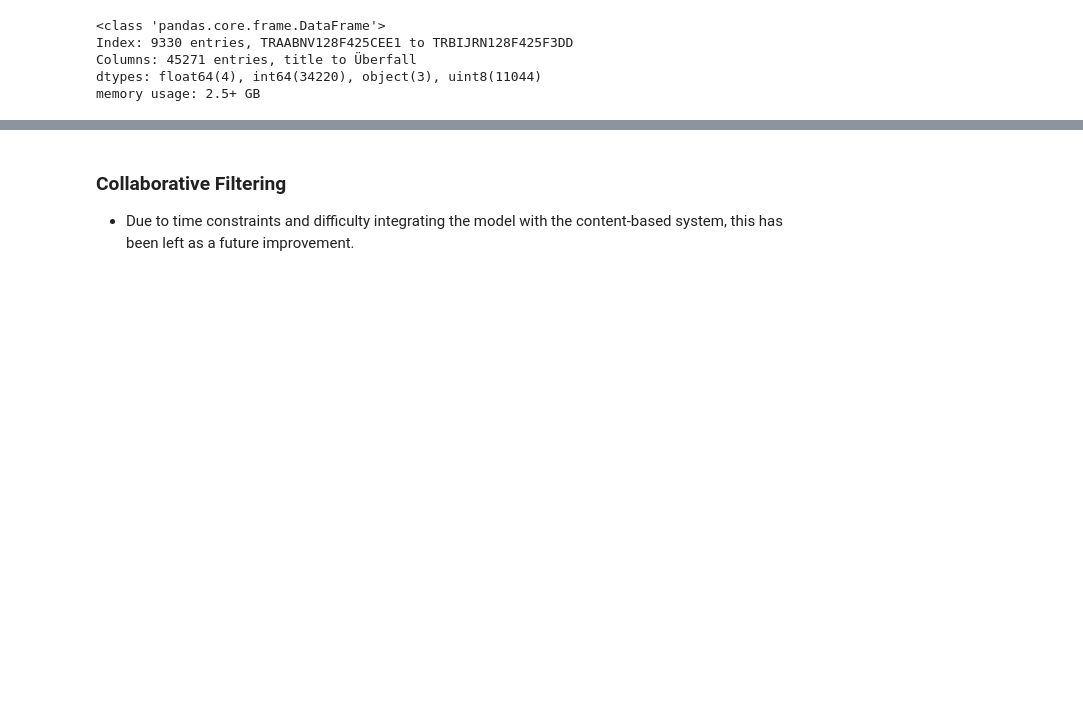
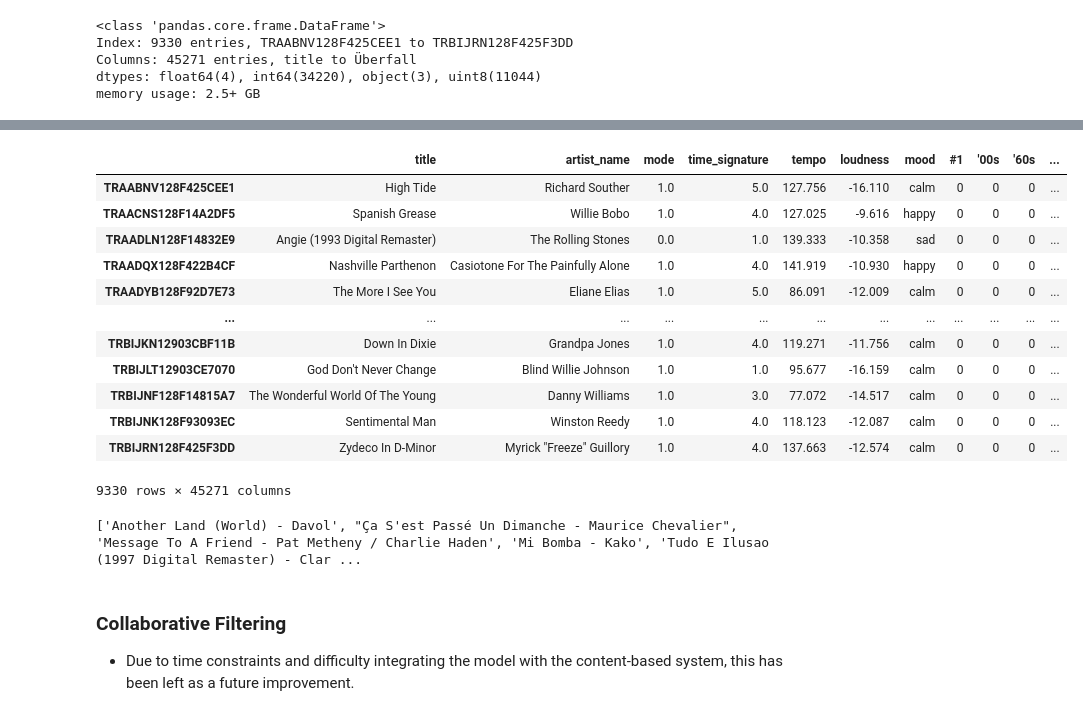
Before and after one commit to jamesleemeredith/Enhancing-Spotifys-Recommendation-System-with-Context-Specific-Music-Recommendations, a Jupyter notebook: full_analysis.ipynb, the cells around one changed output, grey strips where cells are left out. Cells and saved outputs as stored; diff of their text form; code cells hidden in the pictures; blank space fills up the shorter version.

```diff
--- a/index.ipynb
+++ b/full_analysis.ipynb
@@ -1074,3 +1045,63 @@ get_song_recommendations('TRAAAAW128F429D538')
+# %%
+df_with_dummies
+# %% [output]
+|  | title | artist_name | mode | time_signature | tempo | loudness | mood | #1 | '00s | '60s | ... |
+| TRAABNV128F425CEE1 | High Tide | Richard Souther | 1.0 | 5.0 | 127.756 | -16.110 | calm | 0 | 0 | 0 | ... |
+| TRAACNS128F14A2DF5 | Spanish Grease | Willie Bobo | 1.0 | 4.0 | 127.025 | -9.616 | happy | 0 | 0 | 0 | ... |
+| TRAADLN128F14832E9 | Angie (1993 Digital Remaster) | The Rolling Stones | 0.0 | 1.0 | 139.333 | -10.358 | sad | 0 | 0 | 0 | ... |
+| TRAADQX128F422B4CF | Nashville Parthenon | Casiotone For The Painfully Alone | 1.0 | 4.0 | 141.919 | -10.930 | happy | 0 | 0 | 0 | ... |
+| TRAADYB128F92D7E73 | The More I See You | Eliane Elias | 1.0 | 5.0 | 86.091 | -12.009 | calm | 0 | 0 | 0 | ... |
+| ... | ... | ... | ... | ... | ... | ... | ... | ... | ... | ... | ... |
+| TRBIJKN12903CBF11B | Down In Dixie | Grandpa Jones | 1.0 | 4.0 | 119.271 | -11.756 | calm | 0 | 0 | 0 | ... |
+| TRBIJLT12903CE7070 | God Don't Never Change | Blind Willie Johnson | 1.0 | 1.0 | 95.677 | -16.159 | calm | 0 | 0 | 0 | ... |
+| TRBIJNF128F14815A7 | The Wonderful World Of The Young | Danny Williams | 1.0 | 3.0 | 77.072 | -14.517 | calm | 0 | 0 | 0 | ... |
+| TRBIJNK128F93093EC | Sentimental Man | Winston Reedy | 1.0 | 4.0 | 118.123 | -12.087 | calm | 0 | 0 | 0 | ... |
+| TRBIJRN128F425F3DD | Zydeco In D-Minor | Myrick "Freeze" Guillory | 1.0 | 4.0 | 137.663 | -12.574 | calm | 0 | 0 | 0 | ... |
+9330 rows × 45271 columns
+# %%
+# Defines a function to get song recommendations based on a target track ID and mood
+def get_recommendations(df, track_id, target_mood):
+    # Step 1: Filter database down to only songs that match the target mood
+    filtered_df = df[df['mood'] == target_mood]
+
+    # Step 2: Filter out non-numeric columns
+    numeric_columns = filtered_df.select_dtypes(include=np.number).columns
+    filtered_df = filtered_df[numeric_columns]
+
+    # Step 3: Check if the target track ID exists in the filtered dataframe
+    if track_id not in filtered_df.index:
+        message = "The target track and mood don't match, this will lead to recommendation issues"
+        return message
+
+    # Step 4: Calculate cosine similarity
+    target_features = filtered_df.loc[track_id].values.reshape(1, -1)
+    features = filtered_df.drop(track_id).values
+    similarity_scores = cosine_similarity(target_features, features)
+
+    # Step 5: Return a list of the top 10 song recommendations with track title and artist
+    top_indices = np.argsort(similarity_scores.ravel())[::-1][:10]
+    top_recommendations = filtered_df.drop(track_id).index[top_indices].tolist()
+
+    # Retrieve track title and artist from the original dataframe
+    track_titles = df.loc[top_recommendations, 'title'].tolist()
+    artists = df.loc[top_recommendations, 'artist_name'].tolist()
+
+    # Combine track title and artist into a single string for each recommendation
+    recommendations_with_info = [f"{title} - {artist}" for title, artist in zip(track_titles, artists)]
+
+    return recommendations_with_info
+
+target_mood = 'calm'
+target_track_id = 'TRAAAAW128F429D538'
+
+recommendations = get_recommendations(df=df_with_dummies, track_id=target_track_id, target_mood=target_mood)
+
+if isinstance(recommendations, str):
+    print(recommendations)
+else:
+    print(recommendations)
+# %% [output]
+['Another Land (World) - Davol', "Ça S'est Passé Un Dimanche - Maurice Chevalier", 'Message To A Friend - Pat Metheny / Charlie Haden', 'Mi Bomba - Kako', 'Tudo E Ilusao (1997 Digital Remaster) - Clar ...
 # %% [markdown]
 ### Collaborative Filtering
 - Due to time constraints and difficulty integrating the model with the content-based system, this has been left as a future improvement.
```
Also changed, not shown: parts of 9 cells of this notebook, 2 other files.
